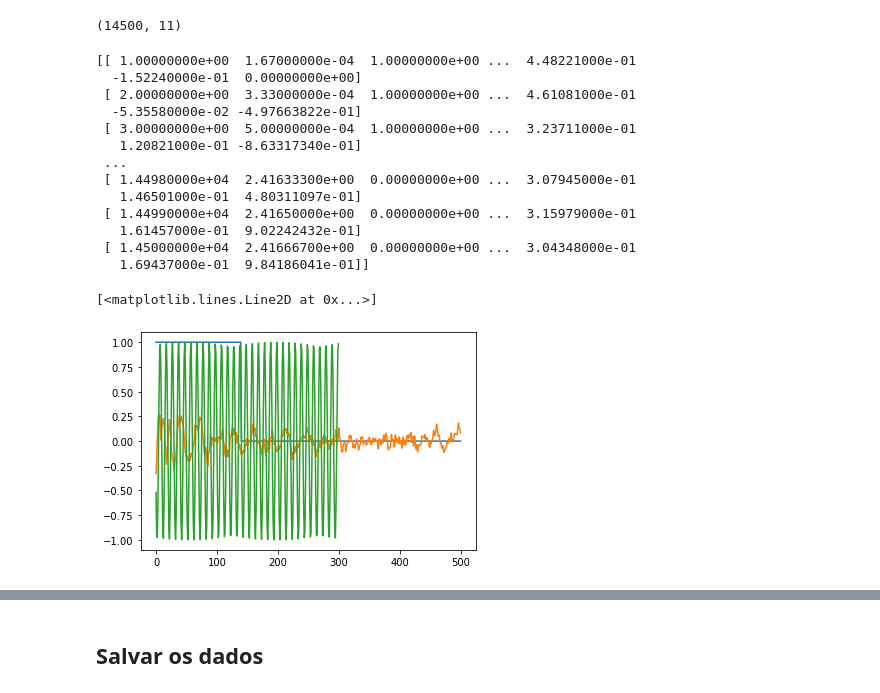
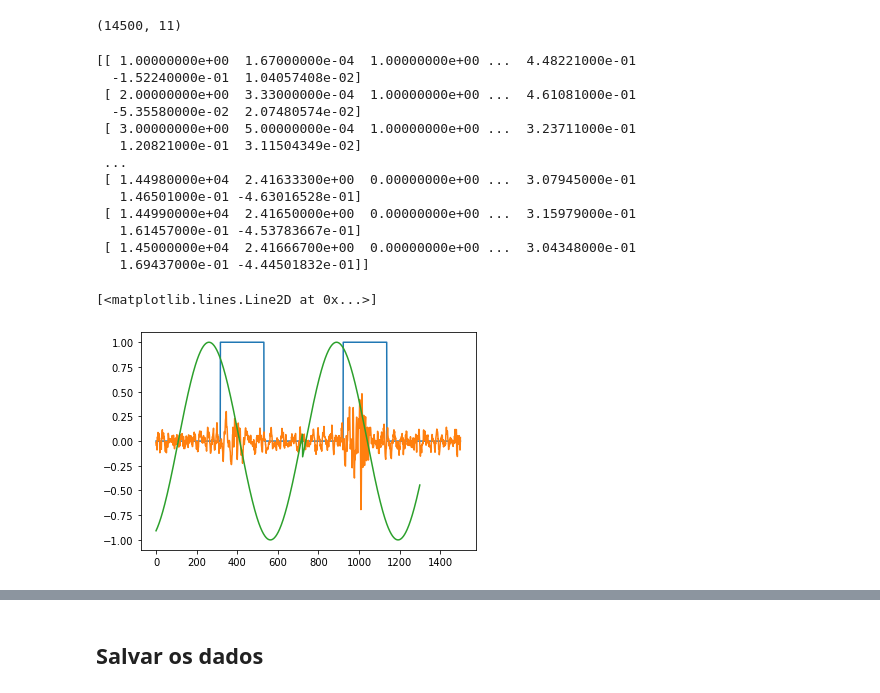
Before and after one commit to alucatto/AmP-vib-TransfEntrada, a Jupyter notebook: Transformação_de_dados_de_entrada_(tac_em_sen).ipynb, the cells around one changed output, grey strips where cells are left out. Drawn from its saved outputs; the diff is of its cells as text; code cells hidden in the pictures.

```diff
--- a/Transformação_de_dados_de_entrada_(tac_em_sen).ipynb
+++ b/Transformação_de_dados_de_entrada_(tac_em_sen).ipynb
@@ -78,7 +22,5 @@ for subfolder in pastas_de_arquivos:
 # %% [markdown]
 ## Leitura dos arquivos
 # %%
-dados1 = np.genfromtxt ('/content/drive/My Drive/Dados coletados/Desbalanc1LA/10Hz/Desbalanc1_10Hz_001.lvm',
+dados1 = np.genfromtxt ('/content/drive/My Drive/Dados coletados/Baseline/10Hz/Normal_10Hz_001.lvm',
                        delimiter='\t', skip_header=24, encoding = "ISO-8859-1")
-#dados2 = np.genfromtxt ('/content/drive/My Drive/Dados coletados/Baseline/20Hz/Normal_20Hz_001.lvm',
-                       #delimiter='\t', skip_header=24, encoding = "ISO-8859-1")
@@ -89,3 +26,0 @@ Somando o tempo do segundo ao tempo do primeiro, para dar sensação de continua
-# %%
-for i in range(0,dados2.shape[0]-1):
-  dados2[i,1]=dados2[i,1]+dados1[35734-1,1]
@@ -123,18 +52,18 @@ senoide=np.zeros(dados1.shape[0])
 #primeiro período
 for i in range (0,subida[0]):
   rotacao[i]=1/(dados1[subida[0],1]-dados1[0,1])
-  senoide[i]=math.sin(2*3.1415*rotacao[i]*i)
+  senoide[i]=math.sin(2*3.1415*rotacao[i]*dados1[i, 1])
 
 #demais períodos
 for i in range (1,subida.shape[0]):
   for j in range (subida[i-1],subida[i]):
     rotacao[j]=1/(dados1[subida[i],1]-dados1[subida[i-1],1])
-    senoide[j]=math.sin(2*3.1415*rotacao[j]*j)
+    senoide[j]=math.sin(2*3.1415*rotacao[j]*dados1[j, 1])
 
 #arrumando ultimos pontos (estavam com nan)
 for i in range(35093,subida[subida.shape[0]-1]+1): #35128 é o último valor certo
   rotacao[i]=rotacao[35093-1]
-  senoide[i]=math.sin(2*3.1415*rotacao[i]*i)
+  senoide[i]=math.sin(2*3.1415*rotacao[i]*dados1[i, 1])
 
 print(rotacao)
 # %% [output]
@@ -205,22 +130,22 @@ tabela3 = np.column_stack((tabela2, senoide[:14500]))
 print(tabela3)
 # %% [output]
 [[ 1.00000000e+00  1.67000000e-04  1.00000000e+00 ...  4.48221000e-01
-  -1.52240000e-01  0.00000000e+00]
+  -1.52240000e-01  1.04057408e-02]
  [ 2.00000000e+00  3.33000000e-04  1.00000000e+00 ...  4.61081000e-01
-  -5.35580000e-02 -4.97663822e-01]
+  -5.35580000e-02  2.07480574e-02]
  [ 3.00000000e+00  5.00000000e-04  1.00000000e+00 ...  3.23711000e-01
-   1.20821000e-01 -8.63317340e-01]
+   1.20821000e-01  3.11504349e-02]
  ...
  [ 1.44980000e+04  2.41633300e+00  0.00000000e+00 ...  3.07945000e-01
-   1.46501000e-01  4.80311097e-01]
+   1.46501000e-01 -4.63016528e-01]
  [ 1.44990000e+04  2.41650000e+00  0.00000000e+00 ...  3.15979000e-01
-   1.61457000e-01  9.02242432e-01]
+   1.61457000e-01 -4.53783667e-01]
  [ 1.45000000e+04  2.41666700e+00  0.00000000e+00 ...  3.04348000e-01
-   1.69437000e-01  9.84186041e-01]]
+   1.69437000e-01 -4.44501832e-01]]
 # %%
-plt.plot(tabela3[14000:,2])
-plt.plot(tabela3[14000:,6])
-plt.plot(tabela3[14200:,11])
+plt.plot(tabela3[13000:,2])
+plt.plot(tabela3[13000:,6])
+plt.plot(tabela3[13200:,11])
 # %% [output]
 [<matplotlib.lines.Line2D at 0x...>]
-[figure, old version]
+[figure, new version]
```
Also changed, not shown: parts of 25 cells of this notebook.
